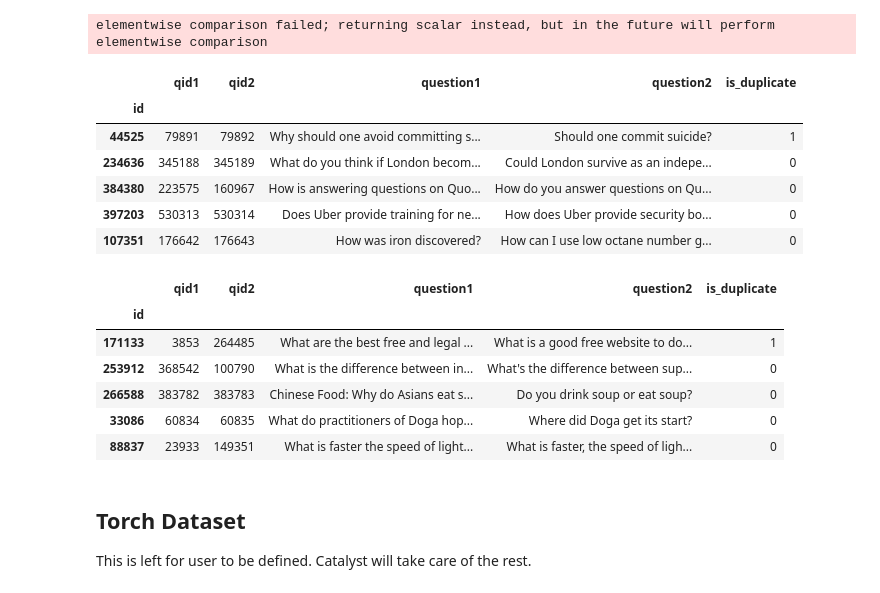
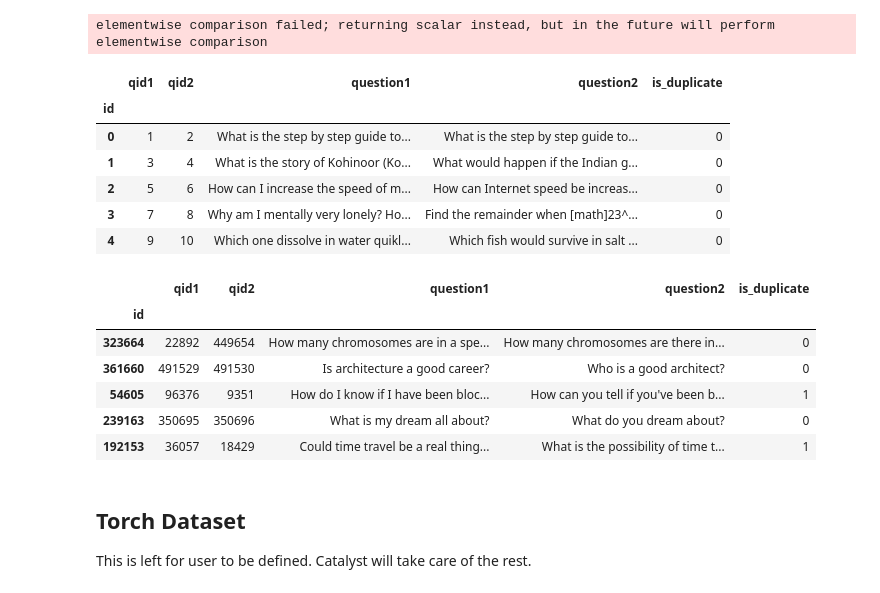
Before and after one commit to l11ama/quora_question_pairs_kaggle, a Jupyter notebook: notebooks/catalyst/1_pair_binary_classification_distilbert.ipynb, the cells around one changed output. Saved outputs shown, nothing was run; the diff lists cells and outputs as text; code cells hidden in the pictures.

```diff
--- a/notebooks/catalyst/1_pair_binary_classification_distilbert.ipynb
+++ b/notebooks/catalyst/1_pair_binary_classification_distilbert.ipynb
@@ -78,6 +86,6 @@ PATH_TO_DATA = './data/'
 # %%
-train_df = pd.read_csv(PATH_TO_DATA + 'train.csv', index_col='id').fillna('')
-# valid_df = pd.read_csv(PATH_TO_DATA + 'valid.csv', index_col='id').fillna('')
-test_df = pd.read_csv(PATH_TO_DATA + 'test.csv', index_col='test_id').fillna('')
+train_df = pd.read_csv(PATH_TO_DATA + 'train.csv', index_col='id').fillna('')[:128]
+valid_df = pd.read_csv(PATH_TO_DATA + 'valid.csv', index_col='id').fillna('')[:64]
+test_df = pd.read_csv(PATH_TO_DATA + 'test.csv', index_col='test_id').fillna('')[:128]
 # %% [output]
 elementwise comparison failed; returning scalar instead, but in the future will perform elementwise comparison
@@ -92,21 +94,21 @@ train_df.head()
 # %% [output]
 |  | qid1 | qid2 | question1 | question2 | is_duplicate |
 | id |  |  |  |  |  |
-| 44525 | 79891 | 79892 | Why should one avoid committing s... | Should one commit suicide? | 1 |
-| 234636 | 345188 | 345189 | What do you think if London becom... | Could London survive as an indepe... | 0 |
-| 384380 | 223575 | 160967 | How is answering questions on Quo... | How do you answer questions on Qu... | 0 |
-| 397203 | 530313 | 530314 | Does Uber provide training for ne... | How does Uber provide security bo... | 0 |
-| 107351 | 176642 | 176643 | How was iron discovered? | How can I use low octane number g... | 0 |
+| 0 | 1 | 2 | What is the step by step guide to... | What is the step by step guide to... | 0 |
+| 1 | 3 | 4 | What is the story of Kohinoor (Ko... | What would happen if the Indian g... | 0 |
+| 2 | 5 | 6 | How can I increase the speed of m... | How can Internet speed be increas... | 0 |
+| 3 | 7 | 8 | Why am I mentally very lonely? Ho... | Find the remainder when [math]23^... | 0 |
+| 4 | 9 | 10 | Which one dissolve in water quikl... | Which fish would survive in salt ... | 0 |
 # %%
-val_df.head()
+valid_df.head()
 # %% [output]
 |  | qid1 | qid2 | question1 | question2 | is_duplicate |
 | id |  |  |  |  |  |
-| 171133 | 3853 | 264485 | What are the best free and legal ... | What is a good free website to do... | 1 |
-| 253912 | 368542 | 100790 | What is the difference between in... | What's the difference between sup... | 0 |
-| 266588 | 383782 | 383783 | Chinese Food: Why do Asians eat s... | Do you drink soup or eat soup? | 0 |
-| 33086 | 60834 | 60835 | What do practitioners of Doga hop... | Where did Doga get its start? | 0 |
-| 88837 | 23933 | 149351 | What is faster the speed of light... | What is faster, the speed of ligh... | 0 |
+| 323664 | 22892 | 449654 | How many chromosomes are in a spe... | How many chromosomes are there in... | 0 |
+| 361660 | 491529 | 491530 | Is architecture a good career? | Who is a good architect? | 0 |
+| 54605 | 96376 | 9351 | How do I know if I have been bloc... | How can you tell if you've been b... | 1 |
+| 239163 | 350695 | 350696 | What is my dream all about? | What do you dream about? | 0 |
+| 192153 | 36057 | 18429 | Could time travel be a real thing... | What is the possibility of time t... | 1 |
 # %% [markdown]
 ## Torch Dataset
 
```
Also changed, not shown: parts of 21 cells of this notebook, 1 other file.
